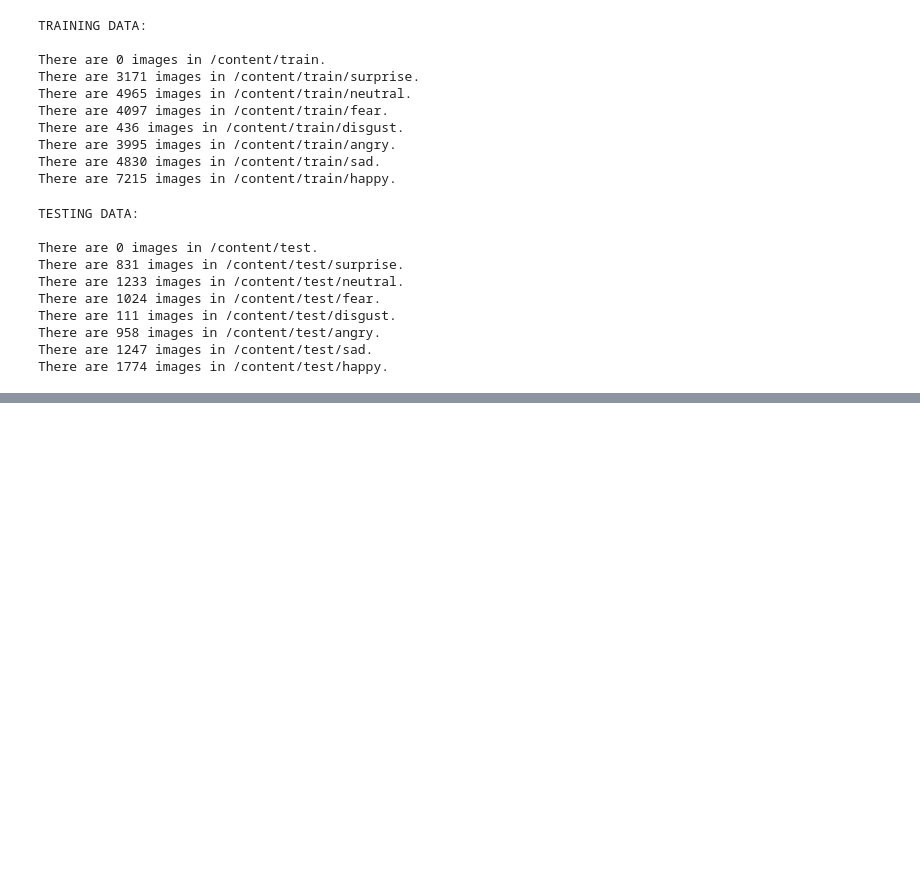
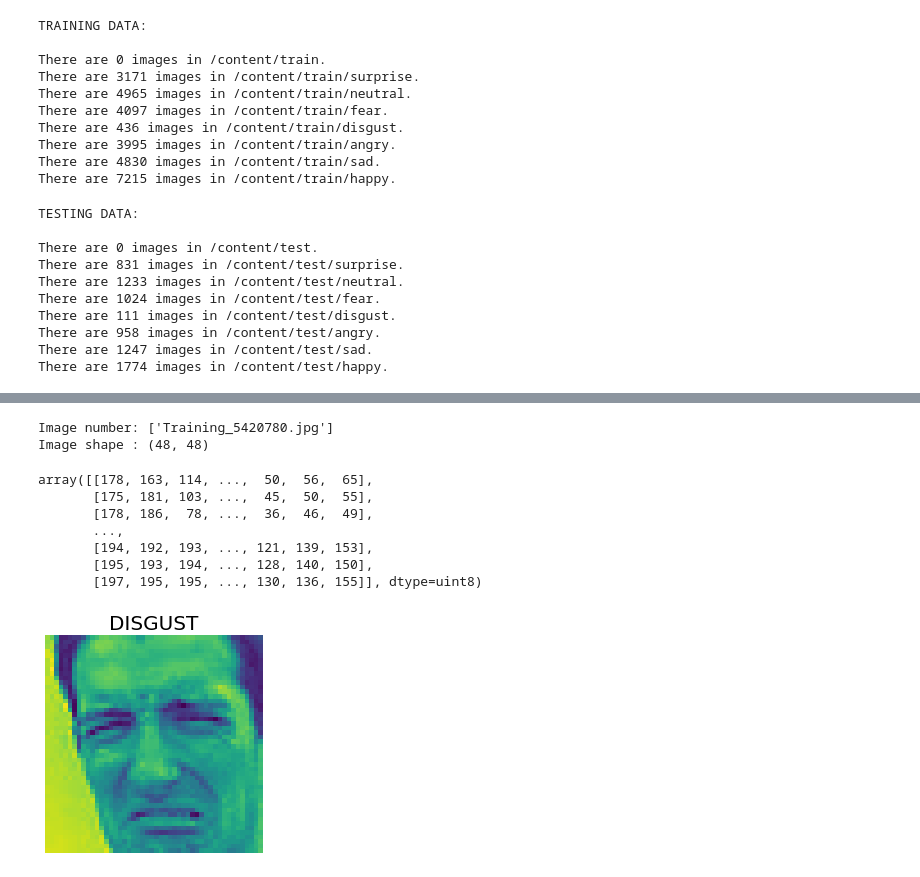
Before and after one commit to Arka1212/Live-Class-Monitoring-System-Face-Emotion-Recognition, a Jupyter notebook: Live_Class_Monitoring_System_(Face_Emotion_Recognition).ipynb, the cells around one changed output, grey strips where cells are left out. Drawn from its saved outputs; the diff is of its cells as text; code cells hidden in the pictures; blank space fills up the shorter version.

```diff
--- a/Live_Class_Monitoring_System_(Face_Emotion_Recognition).ipynb
+++ b/Live_Class_Monitoring_System_(Face_Emotion_Recognition).ipynb
@@ -109,0 +149,15 @@ There are 1774 images in /content/test/happy.
+# %%
+# Viewing random image of 'disgust' class.
+view_random_images(target_dir = train_data,
+                   target_class = 'disgust')
+# %% [output]
+Image number: ['Training_5420780.jpg']
+Image shape : (48, 48)
+array([[178, 163, 114, ...,  50,  56,  65],
+       [175, 181, 103, ...,  45,  50,  55],
+       [178, 186,  78, ...,  36,  46,  49],
+       ...,
+       [194, 192, 193, ..., 121, 139, 153],
+       [195, 193, 194, ..., 128, 140, 150],
+       [197, 195, 195, ..., 130, 136, 155]], dtype=uint8)
+[figure, added]
```
Also changed, not shown: parts of 9 cells of this notebook.
